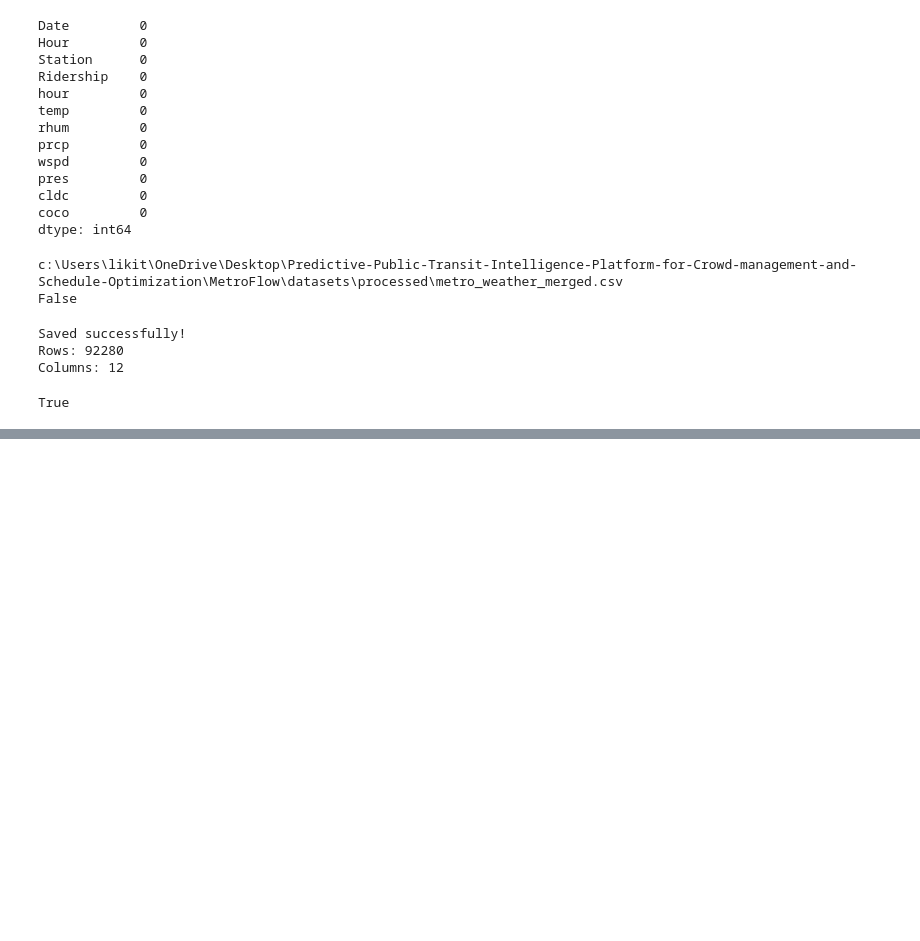
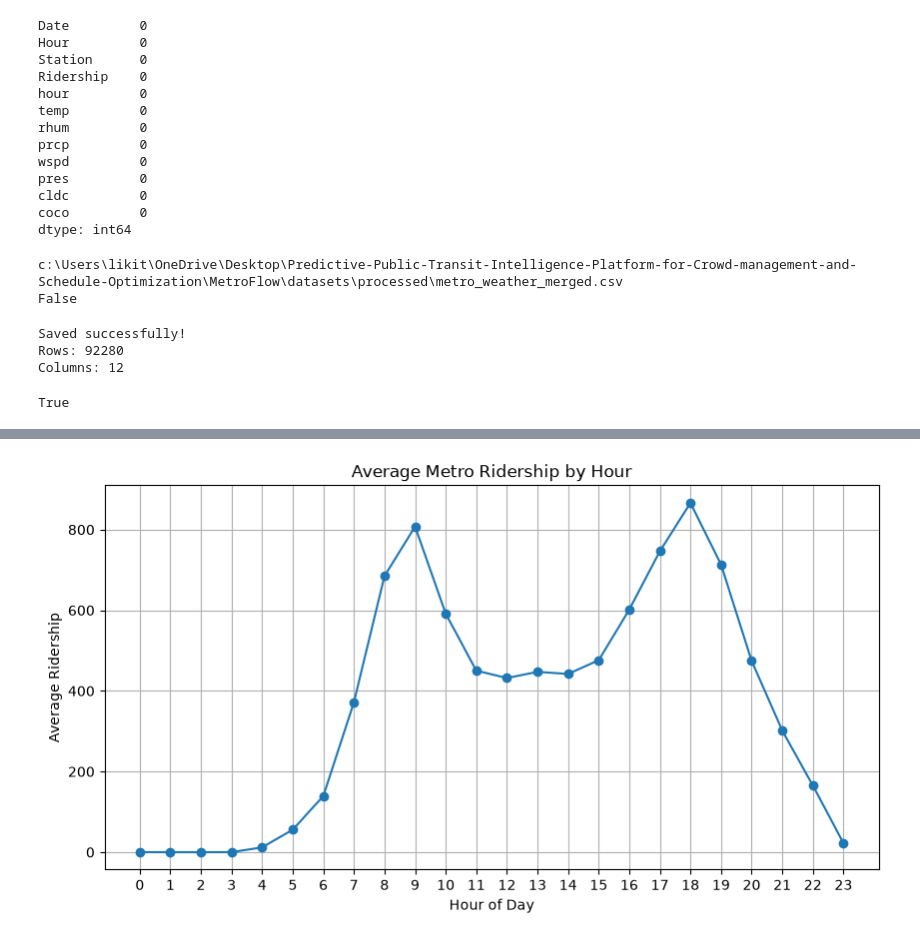
Before and after one commit to springboardmentor443m-coder/Predictive-Public-Transit-Intelligence-Platform-for-Crowd-Management-and-Schedule-Optimization, a Jupyter notebook: MetroFlow/ai/dataset_analysis.ipynb, the cells around one changed output, grey strips where cells are left out. Cells and saved outputs as stored; diff of their text form; code cells hidden in the pictures; blank space fills up the shorter version.

```diff
--- a/MetroFlow/ai/dataset_analysis.ipynb
+++ b/MetroFlow/ai/dataset_analysis.ipynb
@@ -194,0 +264,10 @@ True
+# %%
+# Peak-hour ridership analysis
+
+hourly_ridership = (
+    merged_df.groupby("Hour")["Ridership"]
+    .mean()
+    .sort_values(ascending=False)
+)
+
+hourly_ridership
@@ -194,0 +292,17 @@ True
+# %%
+# Average ridership by hour
+
+hourly_ridership.sort_index().plot(
+    kind="line",
+    marker="o",
+    figsize=(10, 5)
+)
+
+plt.title("Average Metro Ridership by Hour")
+plt.xlabel("Hour of Day")
+plt.ylabel("Average Ridership")
+plt.xticks(range(24))
+plt.grid(True)
+plt.show()
+# %% [output]
+[figure, added]
```
Also changed, not shown: parts of 44 cells of this notebook, 2 other files.
